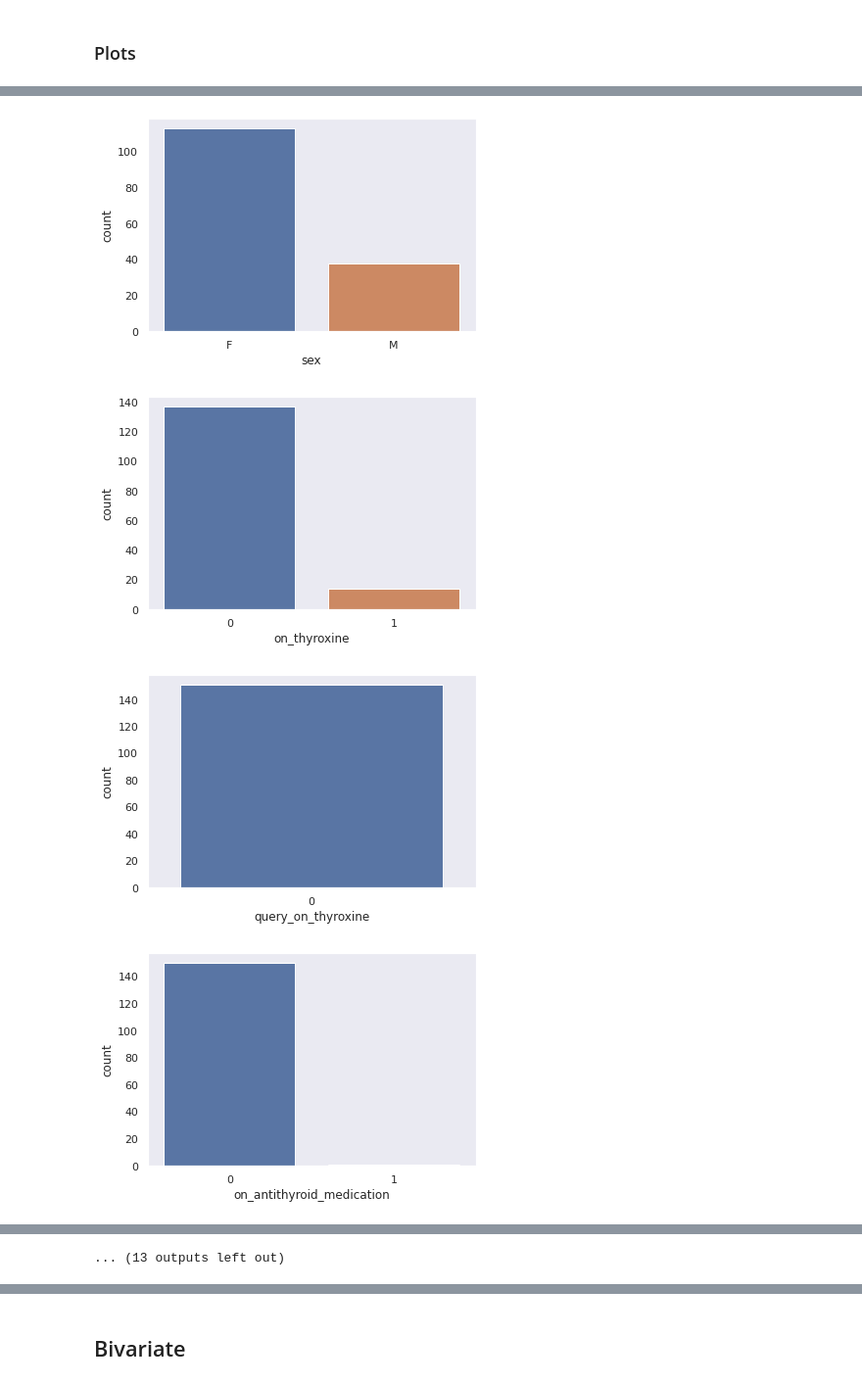
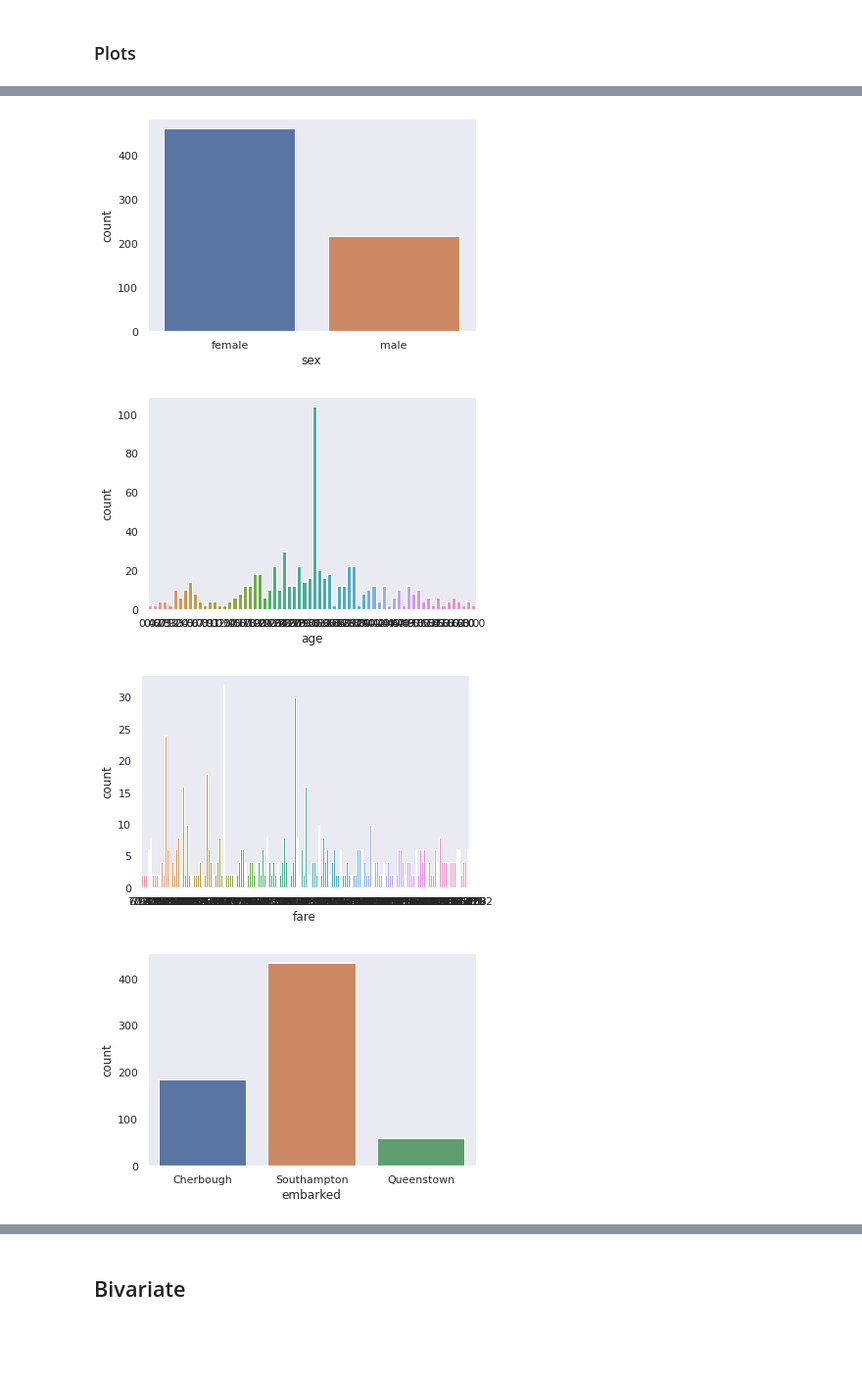
Before and after one commit to beatricekiplagat/Hass-Consulting-Limited, a Jupyter notebook: KNN_Using_Titanic_Dataset.ipynb, the cells around one changed output, grey strips where cells are left out. Shown: that part at 98% size. Saved outputs shown, nothing was run; the diff lists cells and outputs as text; code cells hidden in the pictures; blank space fills up the shorter version.

```diff
--- a/KNN_Using_Titanic_Dataset.ipynb
+++ b/KNN_Using_Titanic_Dataset.ipynb
@@ -374,0 +388,5 @@ test['family_size'] = test['sibsp'] + test['parch'] + 1
+# %%
+# We will now drop irrelevant columns
+#
+train = train.drop(['name', 'sibsp', 'parch', 'cabin', 'ticket'], axis = 1)
+test = test.drop(['name', 'sibsp', 'parch', 'cabin', 'ticket'],axis = 1)
@@ -376,3 +420,11 @@ test['family_size'] = test['sibsp'] + test['parch'] + 1
 ## Univariate
 # %% [markdown]
 ### Measures of Central Tendency & Dispersion
+# %%
+# We shall concatenate the train and test data for the Exploratory Data Analysis
+#
+df = pd.concat([train, test], sort = False)
+
+# Checking it's shape
+#
+df.shape
@@ -378,0 +433,6 @@ test['family_size'] = test['sibsp'] + test['parch'] + 1
+# %%
+# Impute the nulls in 'survived' columns from the test data with 0, since they are assumed not to have survived
+#
+df['survived'] = df['survived'].fillna(0)
+
+df.isnull().sum()
@@ -403,6 +474,2 @@ uni_stats(df_num)
 # %% [markdown]
 ### Plots
-# %%
-# Plotting the number of patients with hypothyroidism vis-a-vis those without
-sns.set(style= "dark")
-ax = sns.countplot(x="status", data=df)
@@ -447,12 +504,10 @@ for i, col in enumerate(df.columns):
 >
 > We shall check on the relationships between our tests and other variables to comment appropriately on them, although we do have plots on their distributions as shown. Most patients were tested f
 # %%
-# Plotting distribution of patients suffering from hypothyroidism across the different variables
+# Plotting distribution of passengers who survived the crash
 #
-df1 = df[df['status'] == "hypothyroid"]
-# df_1 = df_1.reset_index(inplace=True)
+df1 = df[df['survived'] == 1]
 
-#df1 = df.select_dtypes([np.int, np.float])
 for i, col in enumerate(df1.columns):
     plt.figure(i)
     sns.countplot(x=col, data=df1)
@@ -462,4 +517,4 @@ for i, col in enumerate(df1.columns):
-[figure, old version]
+[figure, new version]
-[figure, old version]
+[figure, new version]
-[figure, old version]
+[figure, new version]
-[figure, old version]
+[figure, new version]
@@ -472 +521,0 @@ for i, col in enumerate(df1.columns):
-... (13 outputs left out)
```
Also changed, not shown: parts of 53 cells of this notebook.
